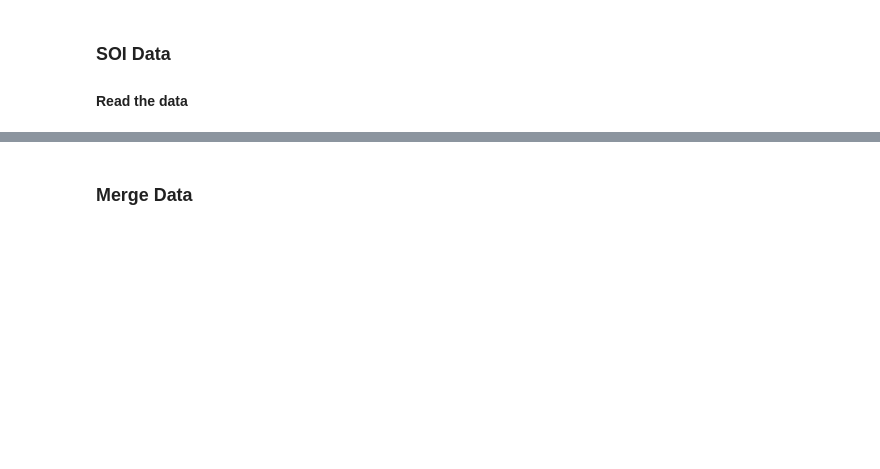
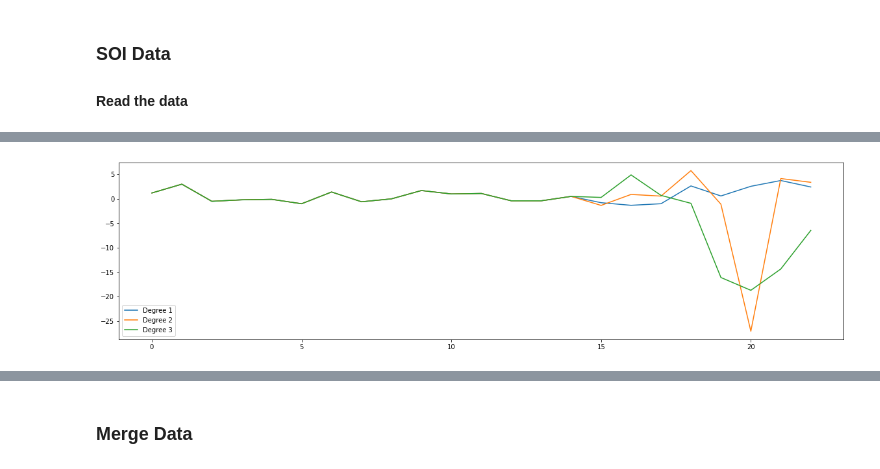
Before and after one commit to pippahtlin/Extreme-Precipitation, a Jupyter notebook: Import Data.ipynb, the cells around one changed output, grey strips where cells are left out. Cells and saved outputs as stored; diff of their text form; code cells hidden in the pictures; blank space fills up the shorter version.

```diff
--- a/Import Data.ipynb
+++ b/Import Data.ipynb
@@ -152,0 +171,31 @@ Questions: how to deal with the null value (-99)???
+# %%
+plt.figure(figsize=(20, 5))
+
+# Compare 3 degree of spline:
+# Interpolate using a spline of order 3 (cubic spline)
+soi_interpolated_1 = soi.apply(lambda series: series.interpolate(method='spline', order=1))
+soi_interpolated_2 = soi.apply(lambda series: series.interpolate(method='spline', order=2))
+soi_interpolated_3 = soi.apply(lambda series: series.interpolate(method='spline', order=3))
+
+# Check pattern
+plt_soi_1 = soi_interpolated_1
+plt_soi_2 = soi_interpolated_2
+plt_soi_3 = soi_interpolated_3
+
+plt_soival_1 = plt_soi_1.drop('year', axis=1) # Drop for plot
+plt_soival_2 = plt_soi_2.drop('year', axis=1)
+plt_soival_3 = plt_soi_3.drop('year', axis=1)
+
+# Flatten the DataFrame values into a list
+flattened_list_1 = plt_soival_1.values.flatten().tolist()
+flattened_list_2 = plt_soival_2.values.flatten().tolist()
+flattened_list_3 = plt_soival_3.values.flatten().tolist()
+
+# Plot
+plt.plot(flattened_list_1[-24:-1], label='Degree 1')
+plt.plot(flattened_list_2[-24:-1], label='Degree 2')
+plt.plot(flattened_list_3[-24:-1],label='Degree 3')
+plt.legend()
+plt.show()
+# %% [output]
+[figure, added]
```
Also changed, not shown: parts of 21 cells of this notebook, 4 other files.
